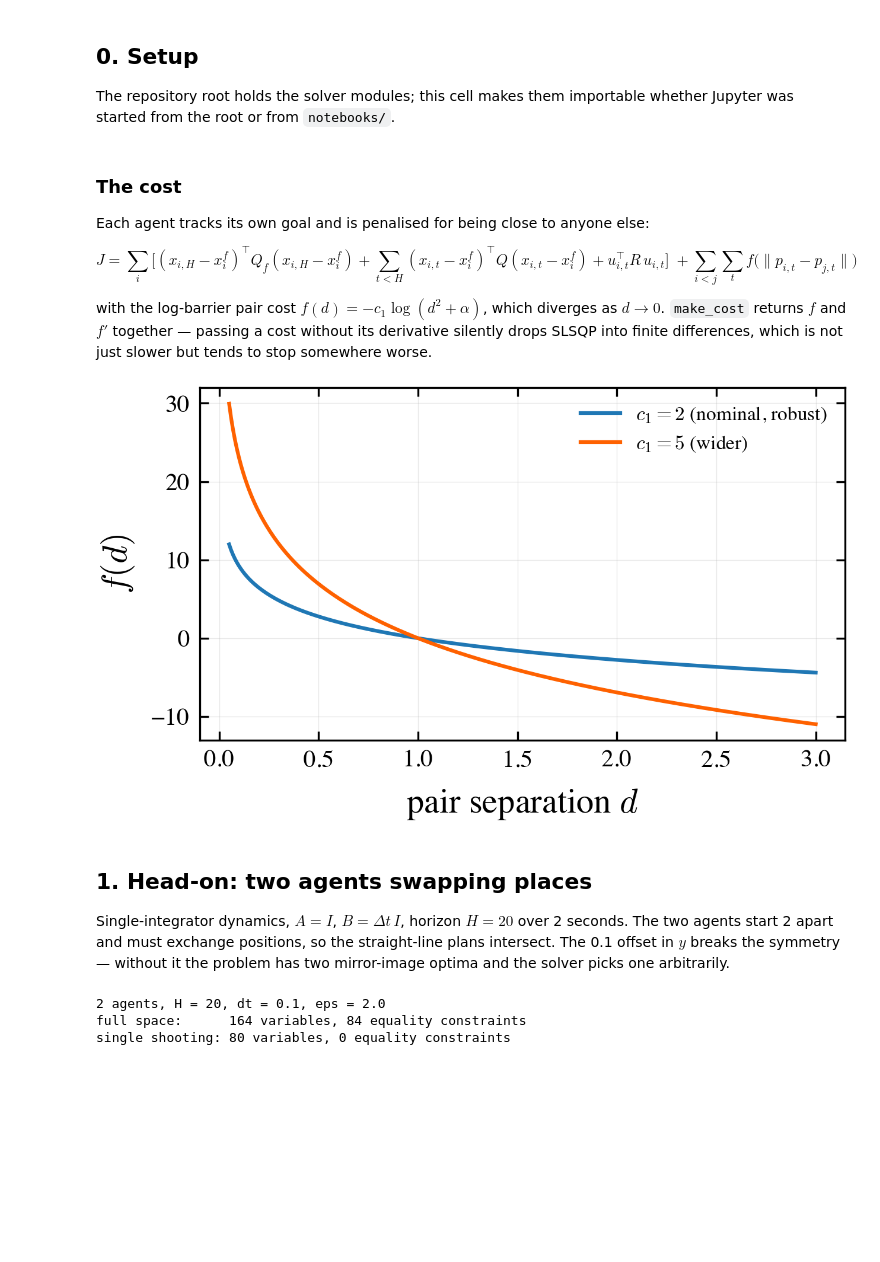
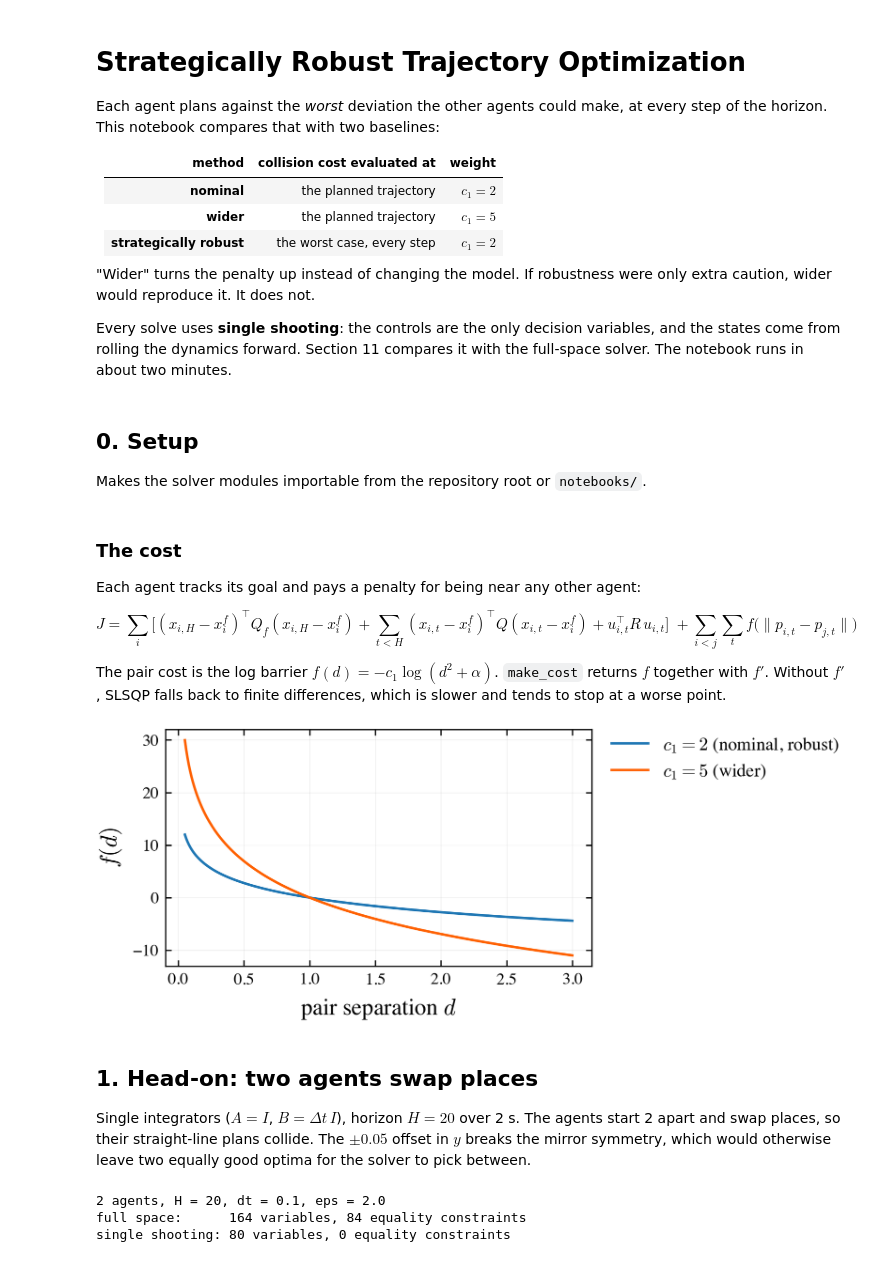
Before and after one commit to victor-qin/strategically_robust_potential_trajopt, a Jupyter notebook: notebooks/collision_example.ipynb, the cells around one changed output. Saved outputs shown, nothing was run; the diff lists cells and outputs as text; code cells hidden in the pictures; blank space fills up the shorter version.

```diff
--- a/notebooks/collision_example.ipynb
+++ b/notebooks/collision_example.ipynb
@@ -33,8 +1,26 @@ below control how many repetitions the timing section takes.
+# %% [markdown]
+# Strategically Robust Trajectory Optimization
+
+Each agent plans against the *worst* deviation the other agents could make, at
+every step of the horizon. This notebook compares that with two baselines:
+
+| method | collision cost evaluated at | weight |
+|---|---|---|
+| **nominal** | the planned trajectory | $c_1 = 2$ |
+| **wider** | the planned trajectory | $c_1 = 5$ |
+| **strategically robust** | the worst case, every step | $c_1 = 2$ |
+
+"Wider" turns the penalty up instead of changing the model. If robustness were
+only extra caution, wider would reproduce it. It does not.
+
+Every solve uses **single shooting**: the controls are the only decision
+variables, and the states come from rolling the dynamics forward. Section 11
+compares it with the full-space solver. The notebook runs in about two
+minutes.
 # %% [markdown]
 ## 0. Setup
 
-The repository root holds the solver modules; this cell makes them importable
-whether Jupyter was started from the root or from `notebooks/`.
+Makes the solver modules importable from the repository root or `notebooks/`.
 # %%
 import pathlib
 import sys
@@ -70,7 +55,7 @@ BENCH_RUNS_8 = 3
 # %% [markdown]
 ### The cost
 
-Each agent tracks its own goal and is penalised for being close to anyone else:
+Each agent tracks its goal and pays a penalty for being near any other agent:
 
 $$
 J = \sum_i \Big[ (x_{i,H} - x_i^f)^\top Q_f (x_{i,H} - x_i^f)
@@ -78,35 +63,33 @@ J = \sum_i \Big[ (x_{i,H} - x_i^f)^\top Q_f (x_{i,H} - x_i^f)
   \; + \sum_{i<j} \sum_t f\big(\|p_{i,t} - p_{j,t}\|\big)
 $$
 
-with the log-barrier pair cost $f(d) = -c_1 \log(d^2 + \alpha)$, which diverges
-as $d \to 0$. `make_cost` returns $f$ and $f'$ together — passing a cost without
-its derivative silently drops SLSQP into finite differences, which is not just
-slower but tends to stop somewhere worse.
+The pair cost is the log barrier $f(d) = -c_1 \log(d^2 + \alpha)$. `make_cost`
+returns $f$ together with $f'$. Without $f'$, SLSQP falls back to finite
+differences, which is slower and tends to stop at a worse point.
 # %%
 cost_nominal, grad_nominal = make_cost('logarithmic', c1=C1_NOMINAL, alpha=ALPHA)
 cost_wider, grad_wider = make_cost('logarithmic', c1=C1_WIDER, alpha=ALPHA)
 
 d = np.linspace(0.05, 3.0, 300)
 fig, ax = plt.subplots(figsize=(plotting.PANEL * 1.3, plotting.PANEL * 0.8))
 ax.plot(d, cost_nominal(d), color=plot_style.BLUE, label=f'$c_1 = {C1_NOMINAL:g}$ (nominal, robust)')
 ax.plot(d, cost_wider(d), color=plot_style.ORANGE, label=f'$c_1 = {C1_WIDER:g}$ (wider)')
 ax.set_xlabel('pair separation $d$')
 ax.set_ylabel('$f(d)$')
 ax.grid(True, linewidth=0.3, alpha=0.3)
 ax.tick_params(direction='in', top=True, right=True)
-ax.legend(frameon=False, fontsize=8)
 fig.tight_layout()
+plotting.legend_right(ax, fontsize=11)
 plt.show()
 # %% [output]
-[figure, old version]
+[figure, new version]
 # %% [markdown]
-## 1. Head-on: two agents swapping places
+## 1. Head-on: two agents swap places
 
-Single-integrator dynamics, $A = I$, $B = \Delta t\, I$, horizon $H = 20$ over
-2 seconds. The two agents start 2 apart and must exchange positions, so the
-straight-line plans intersect. The 0.1 offset in $y$ breaks the symmetry —
-without it the problem has two mirror-image optima and the solver picks one
-arbitrarily.
+Single integrators ($A = I$, $B = \Delta t\, I$), horizon $H = 20$ over 2 s.
+The agents start 2 apart and swap places, so their straight-line plans
+collide. The $\pm 0.05$ offset in $y$ breaks the mirror symmetry, which would
+otherwise leave two equally good optima for the solver to pick between.
 # %%
 H, tf, eps = 20, 2.0, 2.0
 dt = tf / H
```
Also changed, not shown: parts of 51 cells of this notebook, 12 other files.
